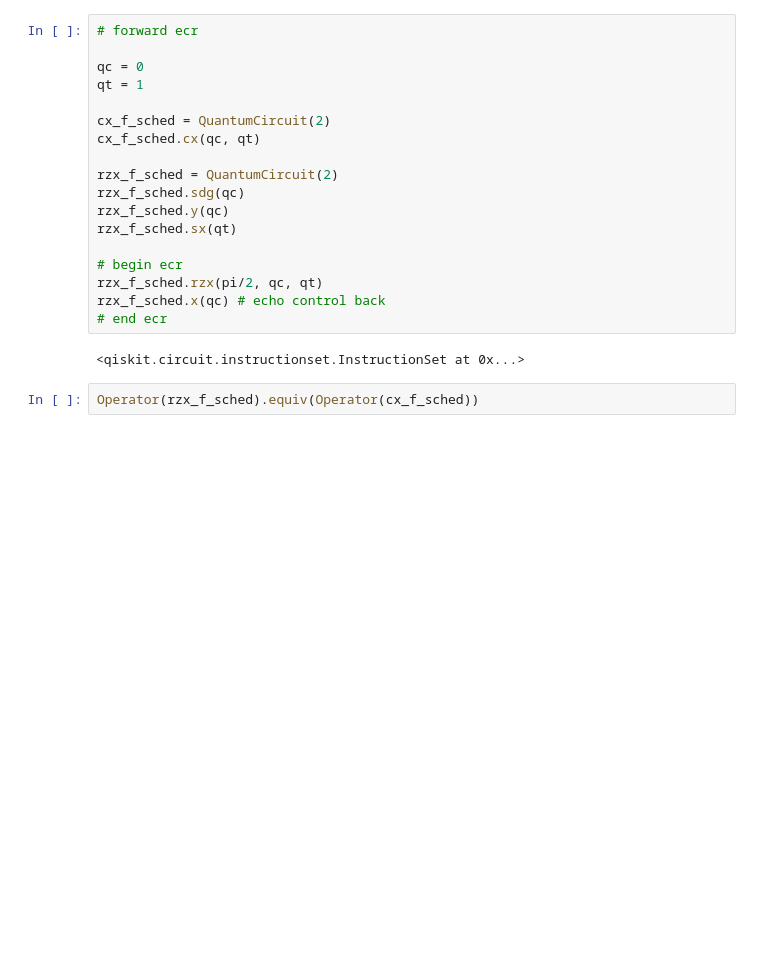
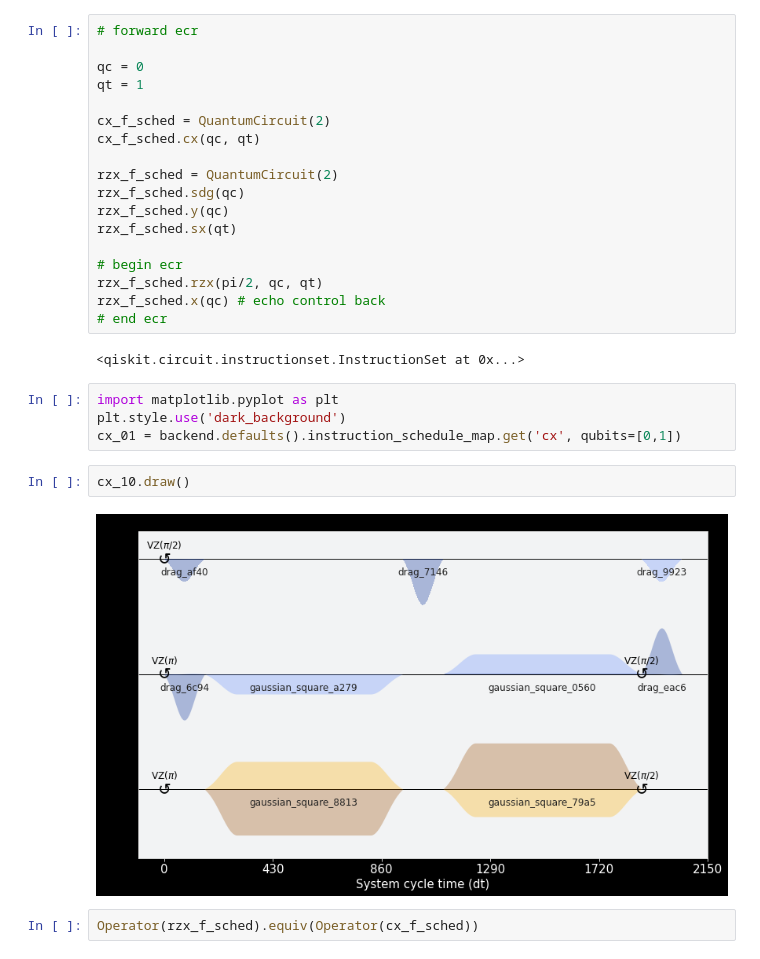
Before and after one commit to qiskit-community/qiskit-research, a Jupyter notebook: docs/pulse_scaling.ipynb, the cells around one changed output. Drawn from its saved outputs; the diff is of its cells as text; blank space fills up the shorter version.

```diff
--- a/docs/pulse_scaling.ipynb
+++ b/docs/pulse_scaling.ipynb
@@ -120,6 +120,14 @@ rzx_f_sched.x(qc) # echo control back
 # end ecr
 # %% [output]
 <qiskit.circuit.instructionset.InstructionSet at 0x...>
+# %%
+import matplotlib.pyplot as plt
+plt.style.use('dark_background')
+cx_01 = backend.defaults().instruction_schedule_map.get('cx', qubits=[0,1])
+# %%
+cx_10.draw()
+# %% [output]
+[figure, added]
 # %%
 Operator(rzx_f_sched).equiv(Operator(cx_f_sched))
 # %% [output]
```
Also changed, not shown: 3 other files.
